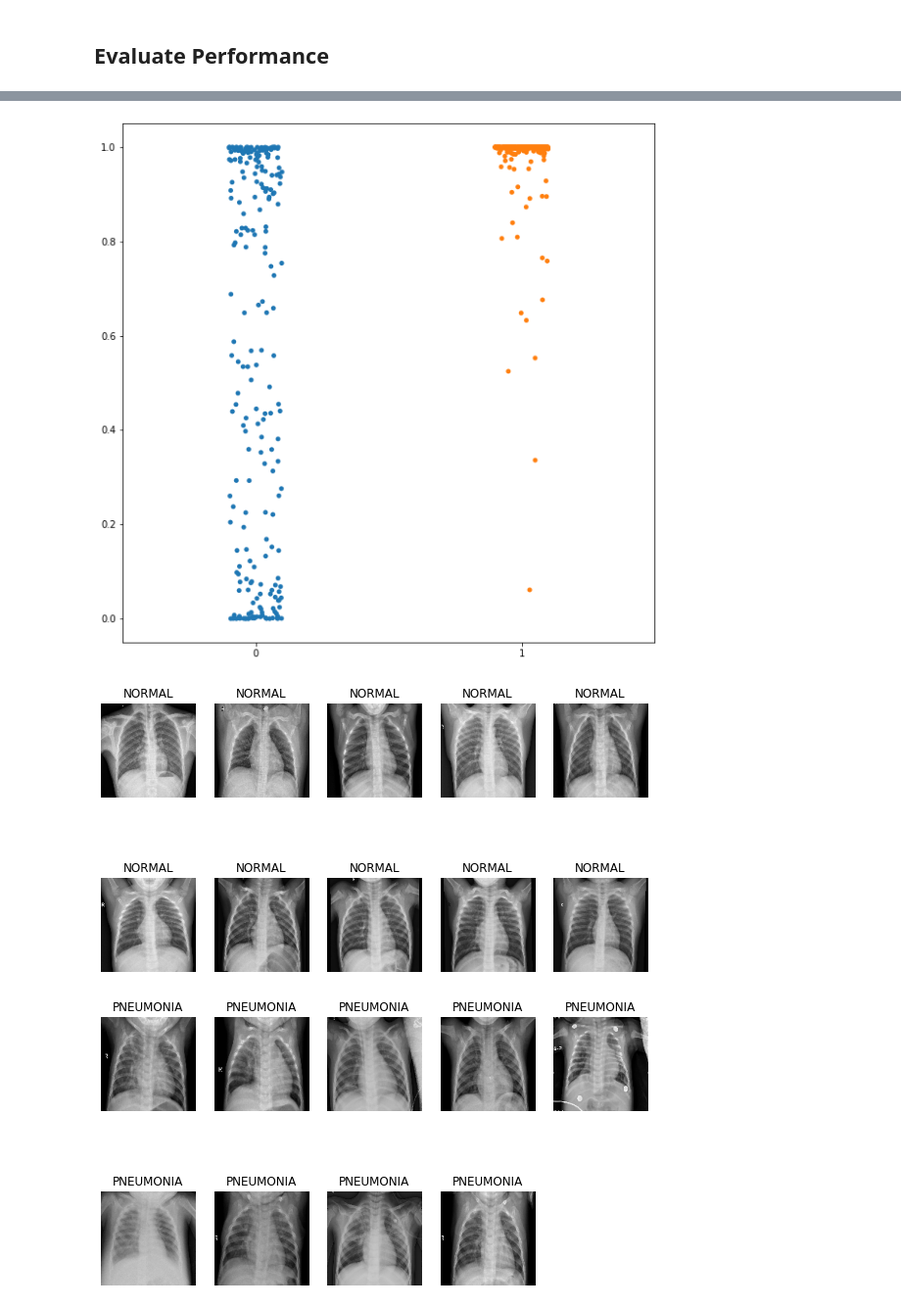
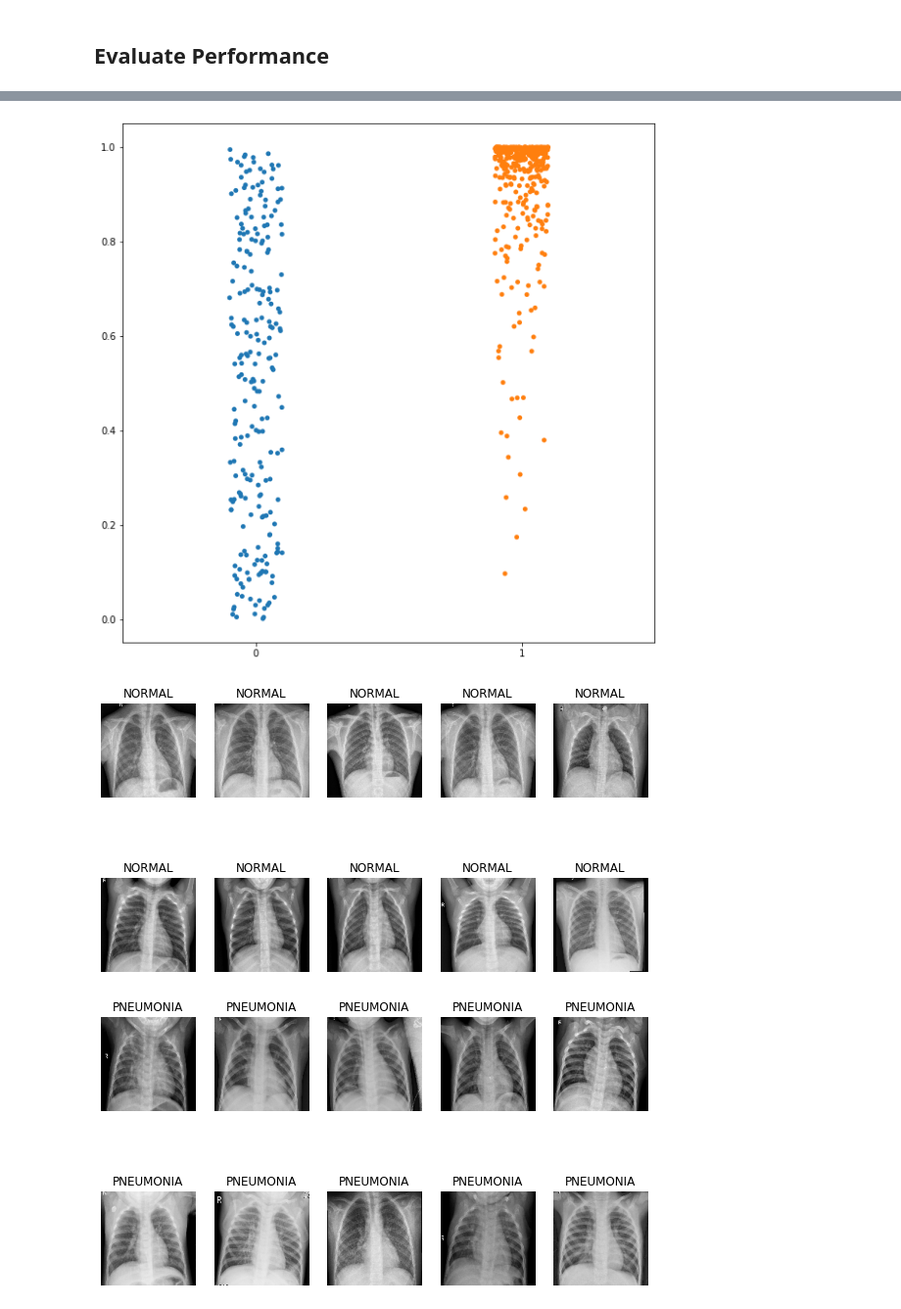
Before and after one commit to sepidehparhami/pneumonia-xray-cnn, a Jupyter notebook: pneumonia.ipynb, the cells around one changed output, grey strips where cells are left out. Shown: that part at 98% size. Saved outputs shown, nothing was run; the diff lists cells and outputs as text; code cells hidden in the pictures.

```diff
--- a/pneumonia.ipynb
+++ b/pneumonia.ipynb
@@ -171,16 +164,21 @@ class MyHyperModel(HyperModel):
         model = Sequential()
 
         for layer in range(hp.Int('layers', MIN_N_LAYERS, MAX_N_LAYERS, 1)):
-            model.add(Conv2D(filters=hp.Int(f'filters_{layer}',
-                                     min_value=LAYER_SIZE_MIN,
-                                     max_value=LAYER_SIZE_MAX,
-                                     step=32),
-                                 kernel_size=hp.Int(f'kernel_{layer}',
-                                     min_value=KERNEL_SIZE_MIN,
-                                     max_value=KERNEL_SIZE_MAX,
-                                     step=1),
-                                 input_shape=(PIXELS, PIXELS, 3),
-                                 activation='relu'))
+            conv2d_args = {'filters': hp.Int(f'filters_{layer}',
+                                 min_value=LAYER_SIZE_MIN,
+                                 max_value=LAYER_SIZE_MAX,
+                                 step=32),
+                           'kernel_size': hp.Int(f'kernel_{layer}',
+                                 min_value=KERNEL_SIZE_MIN,
+                                 max_value=KERNEL_SIZE_MAX,
+                                 step=1),
+                           'activation': 'relu'
+                          }
+            if layer == 0:
+                model.add(Conv2D(**conv2d_args, input_shape=(PIXELS, PIXELS, 3)))
+            else:
+                model.add(Conv2D(**conv2d_args))
+
             model.add(MaxPooling2D((2, 2)))
             model.add(Dropout(0.2))
 
@@ -223,7 +221,7 @@ tuner_rs = kt.RandomSearch(
             hypermodel,
             objective=kt.Objective('val_loss', direction='min'),
             seed=0,
-            max_trials=5,
+            max_trials=1,
             executions_per_trial=1)
 
 with tf.device('/GPU:0'):
@@ -237,4 +235,10 @@ with tf.device('/GPU:0'):
 # gets the best model from the random search
 model = tuner_rs.get_best_models(1)[0]
 model.summary()
+
+# save best model
+model.save('model.keras')
+
+# view hyperparameters of best model
+tuner_rs.get_best_hyperparameters(1)[0].values
 # %% [output]
@@ -351,7 +352,7 @@ prob = np.array([x[0] for x in y_pred])
 sns.stripplot(x=y_test, y=prob)
 plt.show()
 # %% [output]
-[figure, old version]
+[figure, new version]
 # %%
 X_test = np.concatenate([test_ds.next()[0] for i in range(test_ds.__len__())])
 n_test = X_test.shape[0]
@@ -368,7 +369,7 @@ def plot_xrays(x, y, i):
 plt.figure(figsize=(10, 6))
 
 # get indices of normal samples in test array that were assigned a low probability of being pneumonia
-likely_normal = np.where((prob < 0.01) & (y_test == 0))[0]
+likely_normal = np.where((prob < 0.1) & (y_test == 0))[0]
 
 i = 0
 for ind, x in enumerate(X_test):
@@ -378,22 +379,22 @@ for ind, x in enumerate(X_test):
         plot_xrays(x, y_test, i)
         i += 1
 # %% [output]
-[figure, old version]
+[figure, new version]
 # %%
 plt.figure(figsize=(10, 6))
 
 # get indices of pneumonia samples in test array that were assigned a low probability of being pneumonia
-low_prob_pneumonia = np.where((prob < 0.8) & (y_test == 1))[0]
+low_prob_pneumonia = np.where((prob < 0.5) & (y_test == 1))[0]
 
 i = 0
 for ind, x in enumerate(X_test):
     if i == 10:
         break
     if ind in low_prob_pneumonia:
         plot_xrays(x, y_test, i)
         i += 1
 # %% [output]
-[figure, old version]
+[figure, new version]
 # %%
 plt.figure(figsize=(10, 6))
 
```
Also changed, not shown: parts of 16 cells of this notebook.
